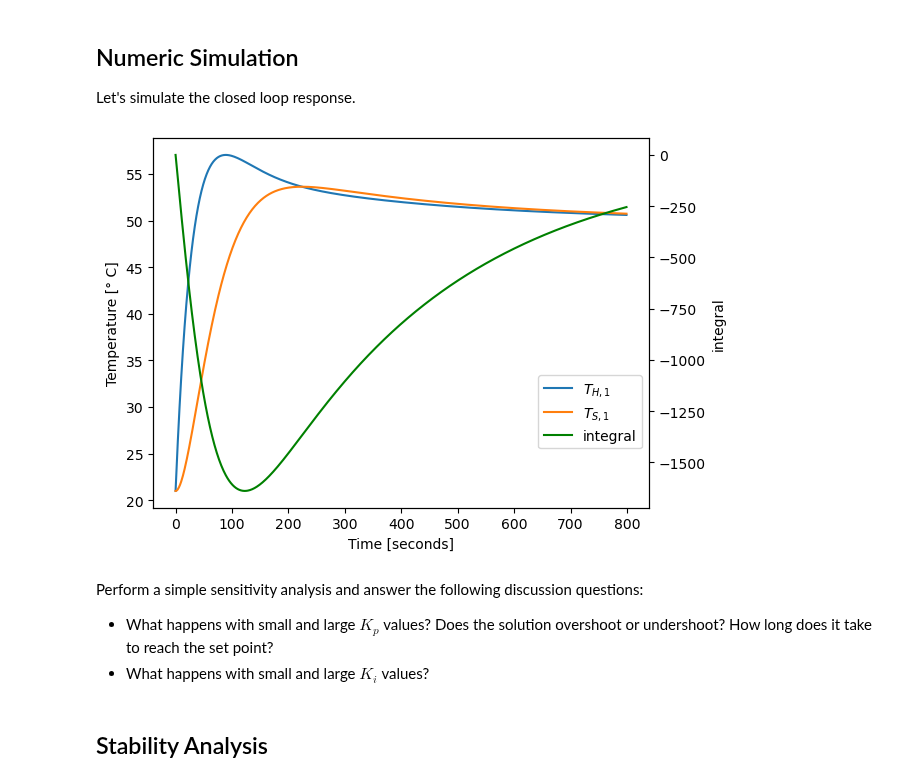
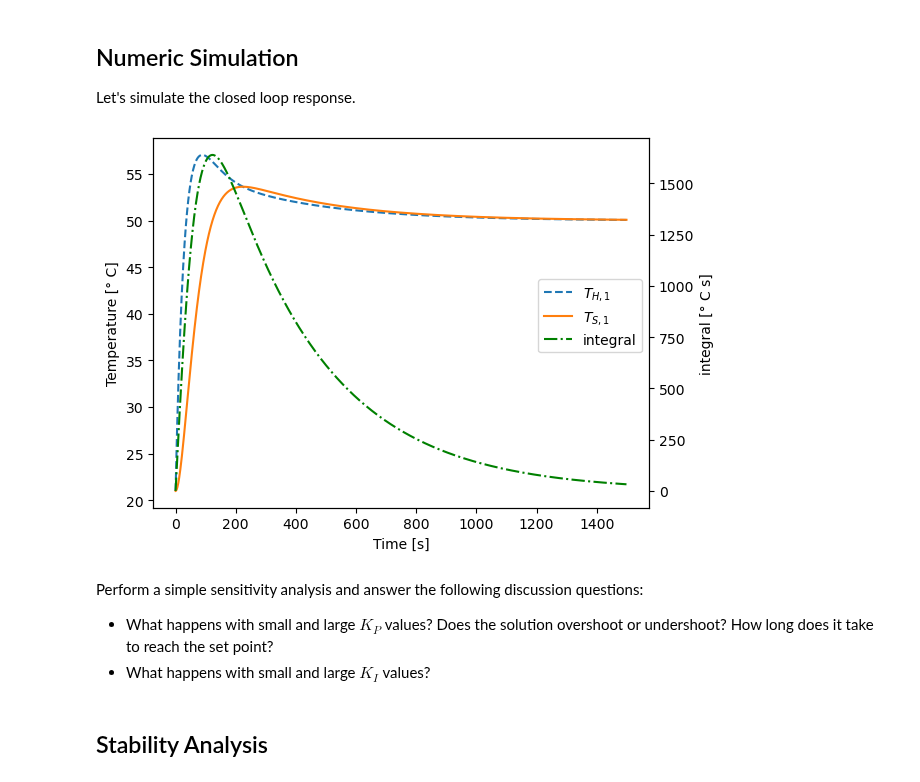
Before and after one commit to jckantor/cbe30338-book, a Jupyter notebook: notebooks/03.09-PI-Controller-Analysis.ipynb, the cells around one changed output. Drawn from its saved outputs; the diff is of its cells as text; code cells hidden in the pictures.

Commit message:
Minor updates to P control tuning, major updates to PI control analysis

```diff
--- a/notebooks/03.09-PI-Controller-Analysis.ipynb
+++ b/notebooks/03.09-PI-Controller-Analysis.ipynb
@@ -83,49 +83,74 @@ Ub = 0.0222 # watts/deg C
 CpH = 1.335 # joules/deg C
 CpS = 1.328 # joules/deg C
 
-t_final = 800
+t_final = 1500
 t_step = 1
 t_expt = np.arange(0,t_final,t_step)
 
 
 T_set = 50
 
 def simulate_response(Kp=2.0, Ki=0.1):
-    """
+    """ Simulate the response of the system to a step change in setpoint
+    (initialized at ambient temperature) with a PI controller.
+
+    Arguments:
+    Kp: proportional gain
+    Ki: integral gain
+
+    Returns:
+    Nothing
+
+    Actions:
+    Plots the response of the system
 
     """
-    A_PI = np.array([[-(Ua + Ub)/CpH, (Ub - alpha*P1*Kp)/CpH, -alpha*P1*Ki/CpH],
+    A_PI = np.array([[-(Ua + Ub)/CpH, (Ub - alpha*P1*Kp)/CpH, alpha*P1*Ki/CpH],
                 [Ub/CpS, -Ub/CpS, 0],
-                [0, 1, 0]])
+                [0, -1, 0]])
 
 
-    # model solution
+
     def deriv3(t, y):
+        ''' RHS of ODE for system dynamics
+
+        Arguments:
+        t: time
+        y: state vector [T_H1, T_S1, integral]
+
+        '''
+
         return A_PI @ y
+
+    # Initial point: ambient temperature, I = 0
     soln_P = solve_ivp(deriv3, [min(t_expt), max(t_expt)], [T_amb - T_set, T_amb-T_set, 0], t_eval=t_expt)
 
+    # Create axes for xyy plot
     fig, ax1 = plt.subplots()
 
-    ax1.plot(soln_P.t, soln_P.y[0] + T_set,label='$T_{H,1}$')
-    ax1.plot(soln_P.t, soln_P.y[1] + T_set,label='$T_{S,1}$')
-    ax1.set_xlabel('Time [seconds]')
+    # Plot temperatures on left axis
+    ax1.plot(soln_P.t, soln_P.y[0] + T_set,label='$T_{H,1}$', linestyle='--')
+    ax1.plot(soln_P.t, soln_P.y[1] + T_set,label='$T_{S,1}$', linestyle='-')
+    ax1.set_xlabel('Time [s]')
     ax1.set_ylabel('Temperature [° C]')
 
+    # Plot the integral on the right axis
     ax2 = ax1.twinx()
-    ax2.plot(soln_P.t, soln_P.y[2] ,label='integral', color='green')
-    ax2.set_ylabel('integral')
+    ax2.plot(soln_P.t, soln_P.y[2] ,label='integral', color='green', linestyle='-.')
+    ax2.set_ylabel('integral [° C s]')
 
+    # Add legend
     #fig.legend(['T1H','T1S','integral'])
-    fig.legend(bbox_to_anchor=(0.9, 0.4))
+    fig.legend(bbox_to_anchor=(0.9, 0.6))
     plt.show()
 
 simulate_response(Kp=2.5, Ki=0.01)
 # %% [output]
-[figure, old version]
+[figure, new version]
 # %% [markdown]
 Perform a simple sensitivity analysis and answer the following discussion questions:
-* What happens with small and large $K_p$ values? Does the solution overshoot or undershoot? How long does it take to reach the set point?
-* What happens with small and large $K_i$ values?
+* What happens with small and large $K_P$ values? Does the solution overshoot or undershoot? How long does it take to reach the set point?
+* What happens with small and large $K_I$ values?
 # %% [markdown]
 ## Stability Analysis
 # %% [markdown]
```
Also changed, not shown: parts of 5 cells of this notebook, 1 other file.
